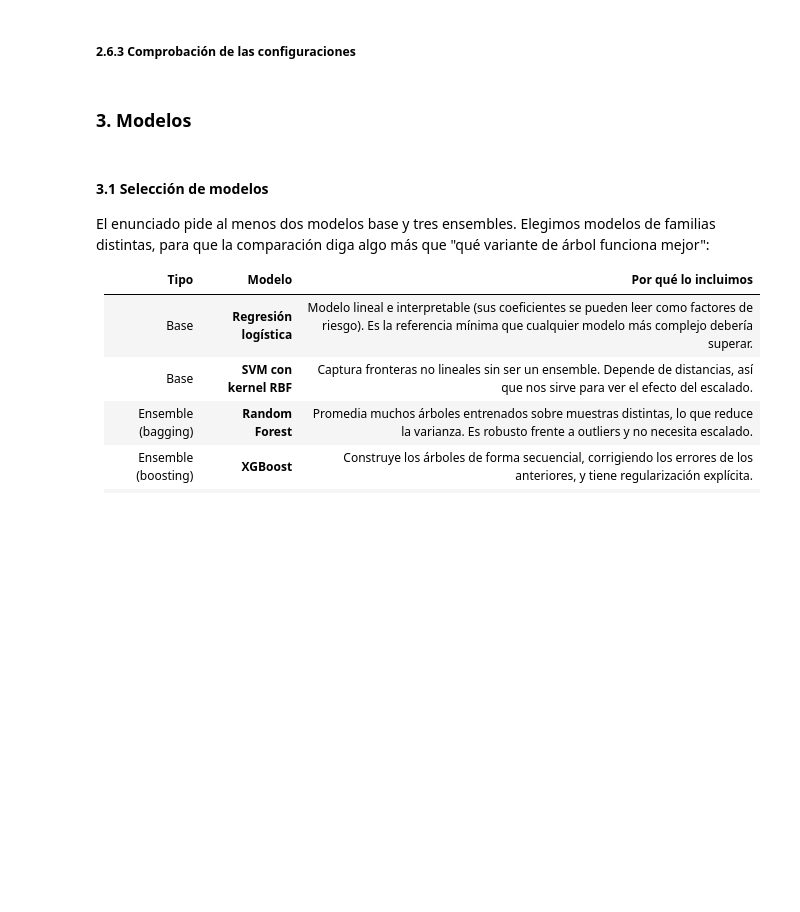
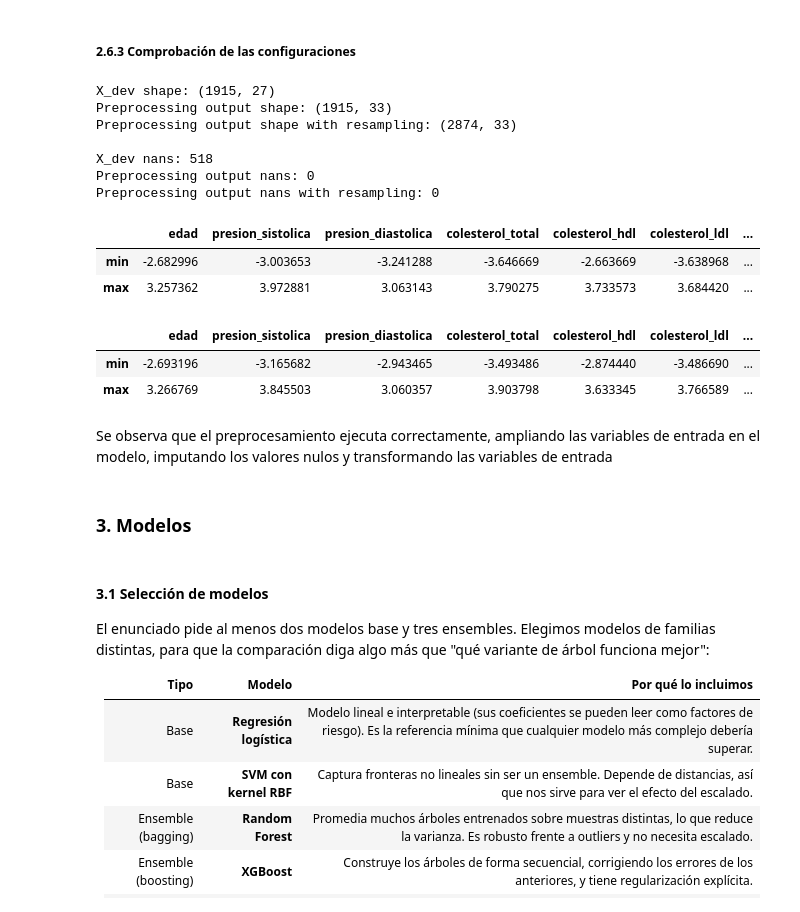
Before and after one commit to alberct96/ML-Entregable1, a Jupyter notebook: ML-Entregable1.ipynb, the cells around one changed output. Saved outputs shown, nothing was run; the diff lists cells and outputs as text; code cells hidden in the pictures; blank space fills up the shorter version.

Commit message:
2.6 Configuraciones a comparar
- Se ha creado el conjunto de configuraciones para los pipelines de preprocesado

```diff
--- a/ML-Entregable1.ipynb
+++ b/ML-Entregable1.ipynb
@@ -1535,5 +1546,58 @@ def build_preprocessing(cleaning=True, out_of_range="nan", imputer=None, transfo
+# %%
+preprocessor_parameters = [
+    {"cleaning": True, "out_of_range": "clip", "imputer": IterativeImputer(random_state=SEED, max_iter=20), "transformation": "standard", "resampling": False},
+    {"cleaning": True, "out_of_range": "nan", "imputer": IterativeImputer(random_state=SEED, max_iter=20), "transformation": "standard", "resampling": False},
+    {"cleaning": True, "out_of_range": "clip", "imputer": IterativeImputer(random_state=SEED, max_iter=20), "transformation": "yeo-johnson", "resampling": True},
+    {"cleaning": True, "out_of_range": "nan", "imputer": IterativeImputer(random_state=SEED, max_iter=20), "transformation": "yeo-johnson", "resampling": True},
+    {"cleaning": True, "out_of_range": "clip", "imputer": IterativeImputer(random_state=SEED, max_iter=20), "transformation": "yeo-johnson", "resampling": True},
+    {"cleaning": True, "out_of_range": "nan", "imputer": IterativeImputer(random_state=SEED, max_iter=20), "transformation": "yeo-johnson", "resampling": True},
+]
+
+assert all([preprocessor_parameters[i] != preprocessor_parameters[j] for i in range(len(preprocessor_parameters)) for j in range(i+1, len(preprocessor_parameters))])
+
+preprocessors = {
+    f"preprocessor_{str(idx)}": build_preprocessing(**config) for idx, config in enumerate(preprocessor_parameters)
+}
+
+assert all((isinstance(x, ImbPipeline) for _, x in preprocessors.items()))
+assert len(preprocessors) == 6
 # %% [markdown]
 ##### 2.6.3 Comprobación de las configuraciones
+# %%
+X_dev_preprocessed_0 = preprocessors["preprocessor_0"].fit_transform(X_dev, y_dev)
+X_dev_preprocessed_5 = preprocessors["preprocessor_5"].fit_transform(X_dev, y_dev)
+
+print(f"X_dev shape: {X_dev.shape}")
+print(f"Preprocessing output shape: {X_dev_preprocessed_0.shape}")
+print(f"Preprocessing output shape with resampling: {X_dev_preprocessed_5.shape}")
+print()
+
+print(f"X_dev nans: {X_dev.isna().sum().sum()}")
+print(f"Preprocessing output nans: {X_dev_preprocessed_0.isna().sum().sum()}")
+print(f"Preprocessing output nans with resampling: {X_dev_preprocessed_5.isna().sum().sum()}")
+
+
+display(X_dev_preprocessed_0.describe().loc[["min", "max"], numeric_features])
+display(X_dev_preprocessed_5.describe().loc[["min", "max"], numeric_features])
+
+del X_dev_preprocessed_0
+del X_dev_preprocessed_5
+# %% [output]
+X_dev shape: (1915, 27)
+Preprocessing output shape: (1915, 33)
+Preprocessing output shape with resampling: (2874, 33)
+
+X_dev nans: 518
+Preprocessing output nans: 0
+Preprocessing output nans with resampling: 0
+|  | edad | presion_sistolica | presion_diastolica | colesterol_total | colesterol_hdl | colesterol_ldl | ... |
+| min | -2.682996 | -3.003653 | -3.241288 | -3.646669 | -2.663669 | -3.638968 | ... |
+| max | 3.257362 | 3.972881 | 3.063143 | 3.790275 | 3.733573 | 3.684420 | ... |
+|  | edad | presion_sistolica | presion_diastolica | colesterol_total | colesterol_hdl | colesterol_ldl | ... |
+| min | -2.693196 | -3.165682 | -2.943465 | -3.493486 | -2.874440 | -3.486690 | ... |
+| max | 3.266769 | 3.845503 | 3.060357 | 3.903798 | 3.633345 | 3.766589 | ... |
+# %% [markdown]
+Se observa que el preprocesamiento ejecuta correctamente, ampliando las variables de entrada en el modelo, imputando los valores nulos y transformando las variables de entrada
 # %% [markdown]
 ### 3. Modelos
 # %% [markdown]
```
Also changed, not shown: parts of 8 cells of this notebook.
